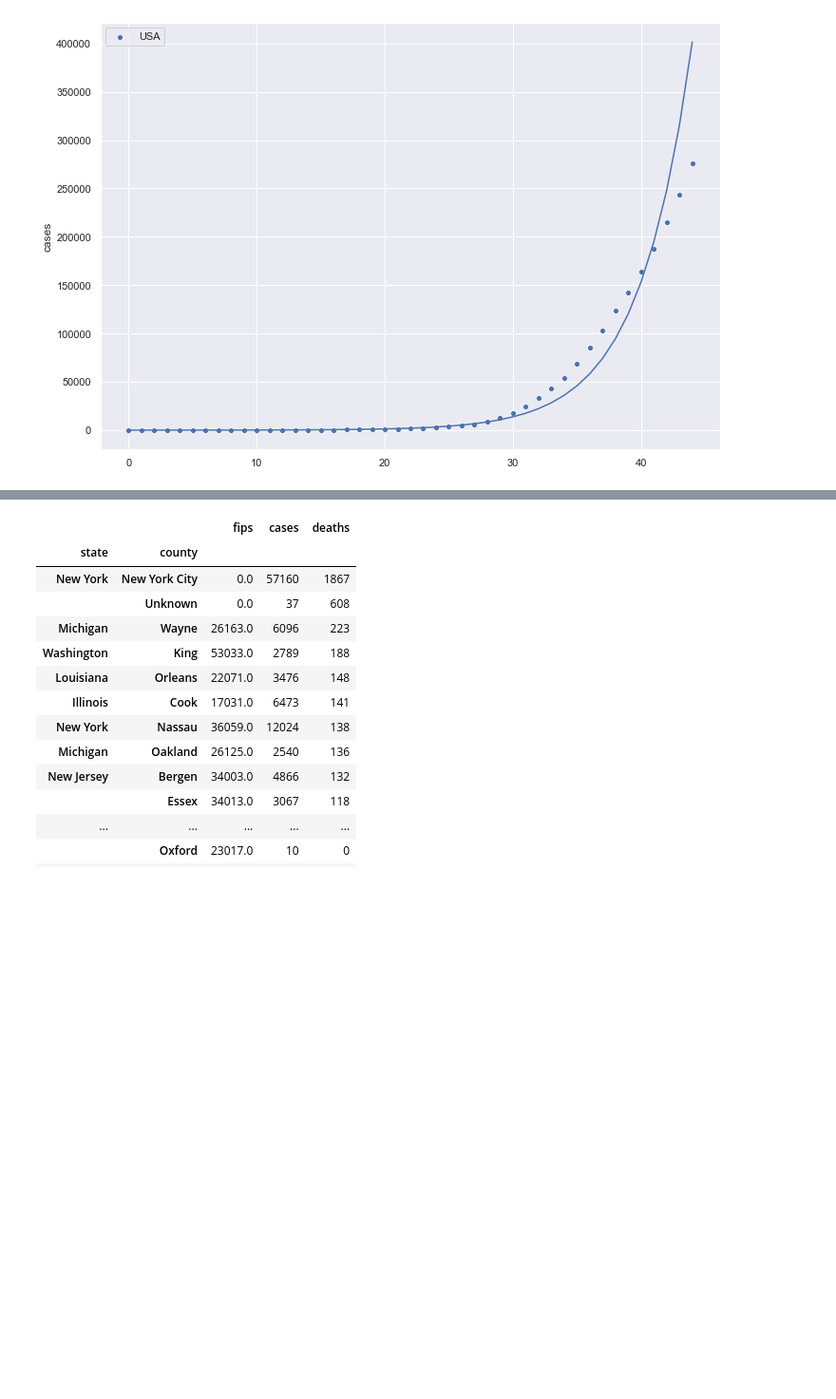
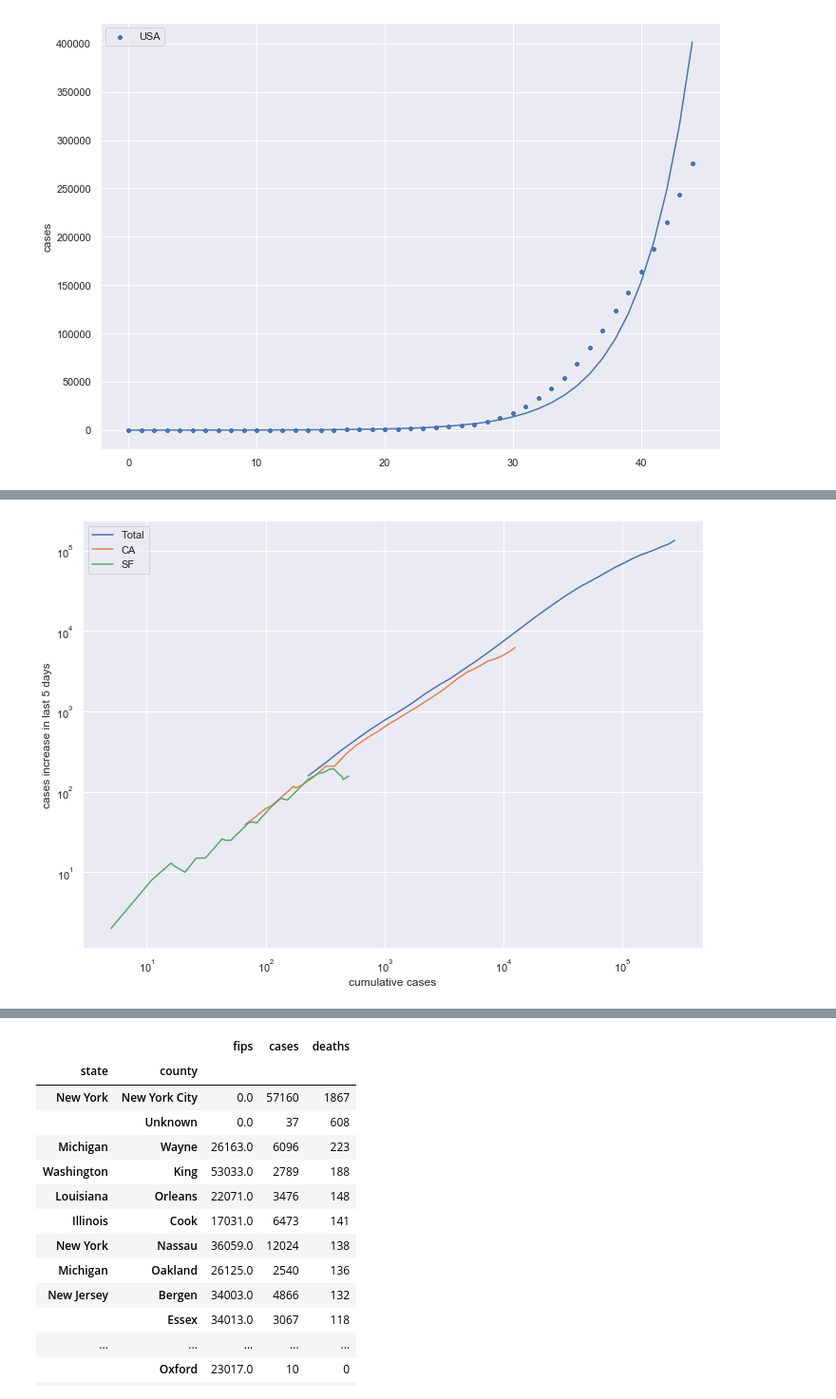
Before and after one commit to freefrancisco/covidanalysis, a Jupyter notebook: CovidAnalysis.ipynb, the cells around one changed output, grey strips where cells are left out. Shown at 95% size. Saved outputs shown, nothing was run; the diff lists cells and outputs as text; code cells hidden in the pictures; blank space fills up the shorter version.

Commit message:
more plots

```diff
--- a/CovidAnalysis.ipynb
+++ b/CovidAnalysis.ipynb
@@ -91,3 +88,18 @@ growthRateAnalysis(getTotal()['cases']).tail(5)
 | 2020-04-02 | 11.882127 | 12.427689 | 12.663935 |
 | 2020-04-03 | 11.725120 | 12.028454 | 12.428110 |
 [figure]
+# %%
+def trajectoryPlot(series, name):
+    deltas = series.diff(5)
+    x = "cumulative "+series.name
+    y = series.name + " increase in last 5 days"
+    data = {x: series, y: deltas}
+    plt.loglog()
+    df = pd.DataFrame(data).dropna()[-30:]
+    sbn.lineplot(x, y, data=df, label=name)
+
+trajectoryPlot(getTotal()['cases'], "Total")
+trajectoryPlot(getState("California")['cases'], "CA")
+trajectoryPlot(getCounty("San Francisco")["cases"], "SF")
+# %% [output]
+[figure, added]
```
Also changed, not shown: parts of 5 cells of this notebook.
